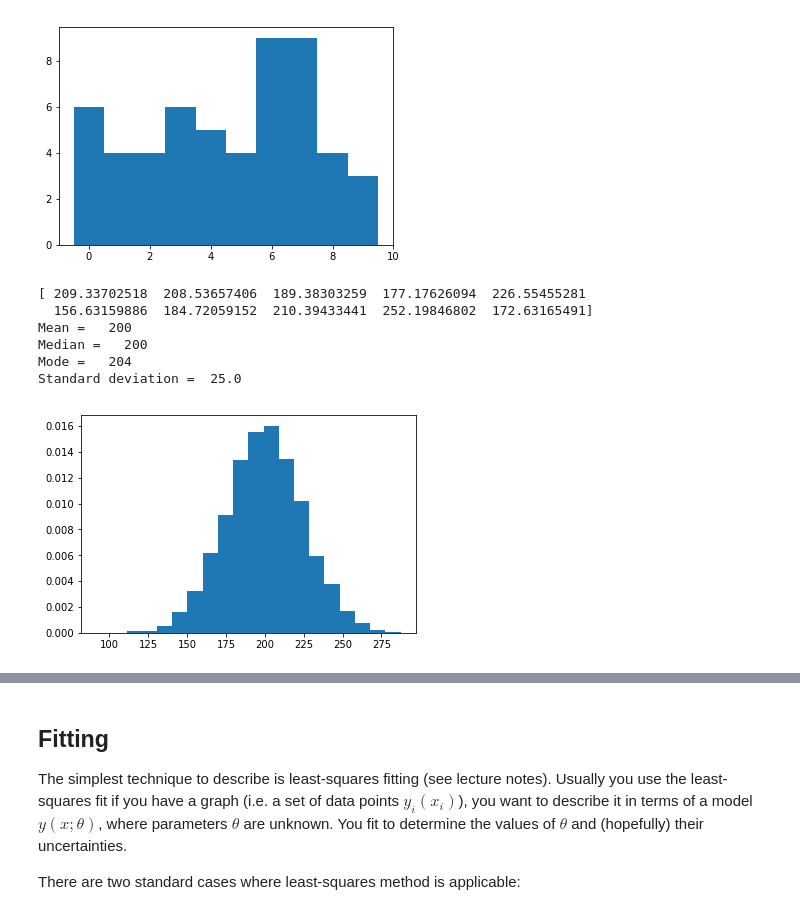
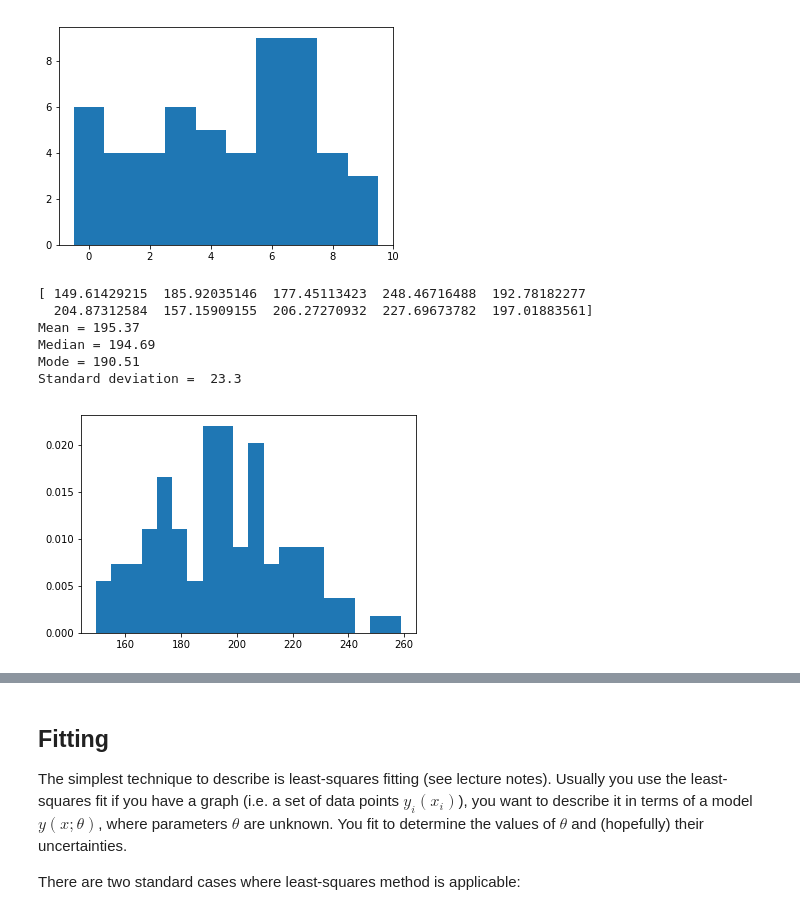
Before and after one commit to ds-connectors/PHYSICS-88, a Jupyter notebook: sp19/Week07/Lecture05.ipynb, the cells around one changed output, grey strips where cells are left out. Saved outputs shown, nothing was run; the diff lists cells and outputs as text; code cells hidden in the pictures.

```diff
--- a/sp19/Week07/Lecture05.ipynb
+++ b/sp19/Week07/Lecture05.ipynb
@@ -35,25 +35,25 @@ Standard deviation = 2.7
 # %%
 # create a set of data and compute mean and variance
 # This creates an array of 100 elements,
 # gaussian-distributed with mean of 200 and RMS of 25
 mu = 200
 sigma = 25
-x = mu + sigma*np.random.randn(10000)
+x = mu + sigma*np.random.randn(100)
 print (x[0:10])
 n, bins, patches = plt.hist(x, 20, normed=True)
 
 # various measures of "average value":
-print ('Mean = {0:5.0f}'.format(sp.mean(x)))
-print ('Median = {0:5.0f}'.format(sp.median(x)))
-print ('Mode = {0:5.0f}'.format(0.5*(bins[np.argmax(n)]+bins[np.argmax(n)+1])))
+print ('Mean = {0:5.2f}'.format(sp.mean(x)))
+print ('Median = {0:5.2f}'.format(sp.median(x)))
+print ('Mode = {0:5.2f}'.format(0.5*(bins[np.argmax(n)]+bins[np.argmax(n)+1])))
 
 # measure of the spread
 print ('Standard deviation = {0:5.1f}'.format(np.std(x)))
 # %% [output]
-[ 209.33702518  208.53657406  189.38303259  177.17626094  226.55455281
-  156.63159886  184.72059152  210.39433441  252.19846802  172.63165491]
-Mean =   200
-Median =   200
-Mode =   204
-Standard deviation =  25.0
+[ 149.61429215  185.92035146  177.45113423  248.46716488  192.78182277
+  204.87312584  157.15909155  206.27270932  227.69673782  197.01883561]
+Mean = 195.37
+Median = 194.69
+Mode = 190.51
+Standard deviation =  23.3
-[figure, old version]
+[figure, new version]
```
Also changed, not shown: parts of 10 cells of this notebook.
